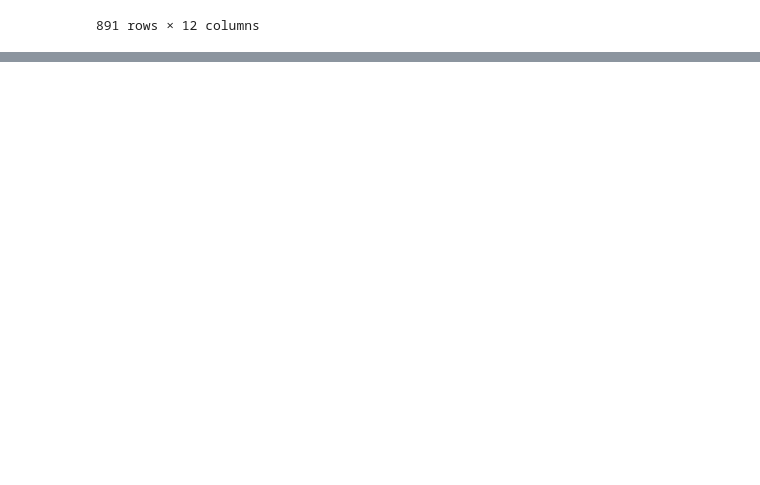
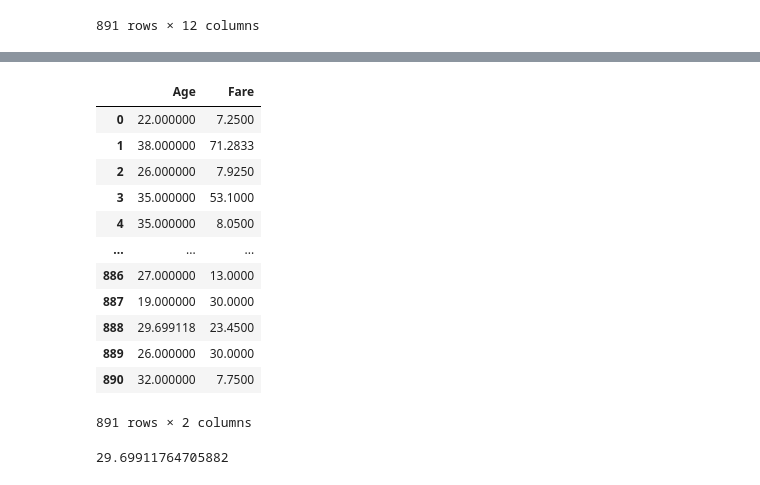
Before and after one commit to saurabh2527/pythonfromstarting, a Jupyter notebook: Machine_Learning/Data_Cleaning.ipynb, the cells around one changed output, grey strips where cells are left out. Saved outputs shown, nothing was run; the diff lists cells and outputs as text; code cells hidden in the pictures; blank space fills up the shorter version.

```diff
--- a/Machine_Learning/Data_Cleaning.ipynb
+++ b/Machine_Learning/Data_Cleaning.ipynb
@@ -236,0 +361,20 @@ dtype: int64
+# %%
+new_dataset
+# %% [output]
+|  | Age | Fare |
+| 0 | 22.000000 | 7.2500 |
+| 1 | 38.000000 | 71.2833 |
+| 2 | 26.000000 | 7.9250 |
+| 3 | 35.000000 | 53.1000 |
+| 4 | 35.000000 | 8.0500 |
+| ... | ... | ... |
+| 886 | 27.000000 | 13.0000 |
+| 887 | 19.000000 | 30.0000 |
+| 888 | 29.699118 | 23.4500 |
+| 889 | 26.000000 | 30.0000 |
+| 890 | 32.000000 | 7.7500 |
+891 rows × 2 columns
+# %%
+new_dataset['Age'].mean()
+# %% [output]
+29.69911764705882
```
Also changed, not shown: parts of 17 cells of this notebook.
